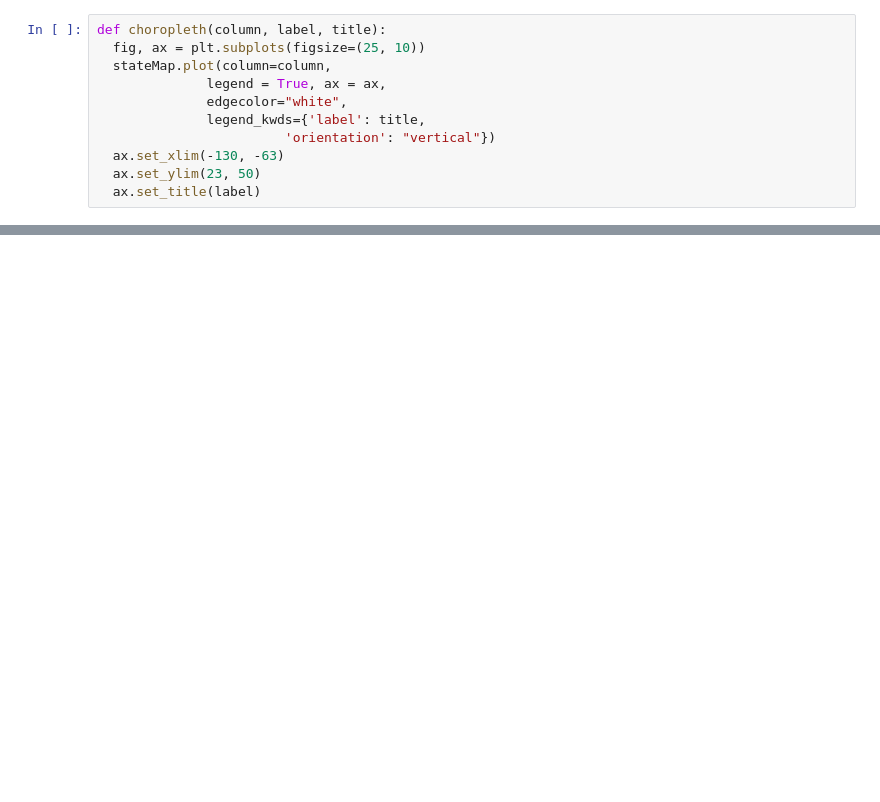
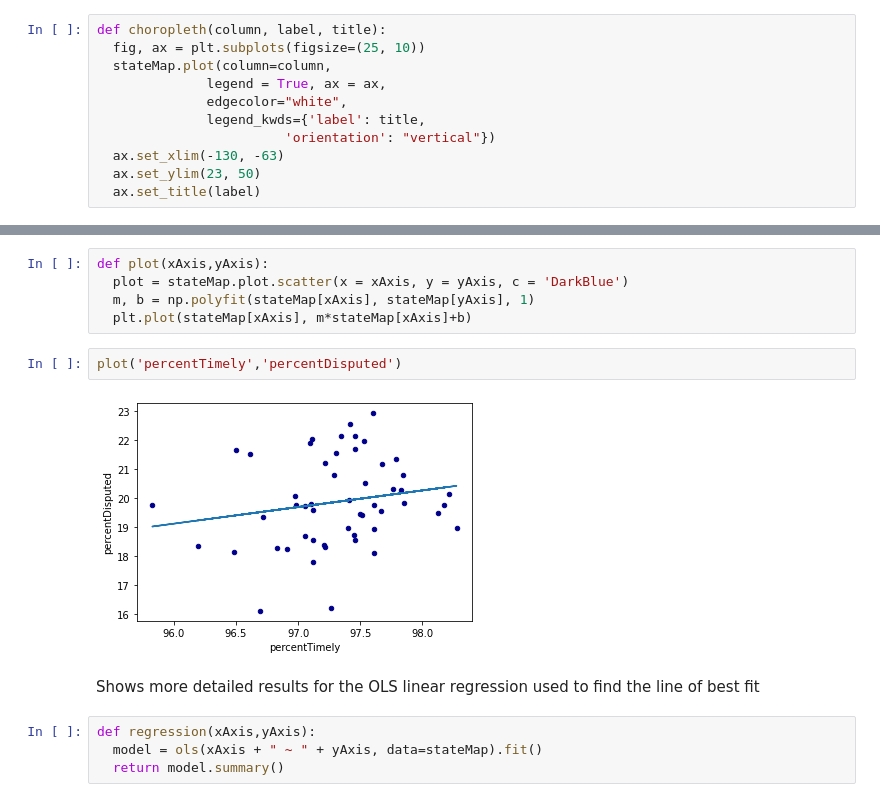
Before and after one commit to quantillinois/data-oa, a Jupyter notebook: ConsumerComplaints.ipynb, the cells around one changed output, grey strips where cells are left out. Cells and saved outputs as stored; diff of their text form; blank space fills up the shorter version.

```diff
--- a/ConsumerComplaints.ipynb
+++ b/ConsumerComplaints.ipynb
@@ -142,0 +162,15 @@ choropleth('percentDisputed', 'Percent that were Disputed', 'Percent')
+# %%
+def plot(xAxis,yAxis):
+  plot = stateMap.plot.scatter(x = xAxis, y = yAxis, c = 'DarkBlue')
+  m, b = np.polyfit(stateMap[xAxis], stateMap[yAxis], 1)
+  plt.plot(stateMap[xAxis], m*stateMap[xAxis]+b)
+# %%
+plot('percentTimely','percentDisputed')
+# %% [output]
+[figure, added]
+# %% [markdown]
+Shows more detailed results for the OLS linear regression used to find the line of best fit
+# %%
+def regression(xAxis,yAxis):
+  model = ols(xAxis + " ~ " + yAxis, data=stateMap).fit()
+  return model.summary()
```
Also changed, not shown: parts of 34 cells of this notebook.
